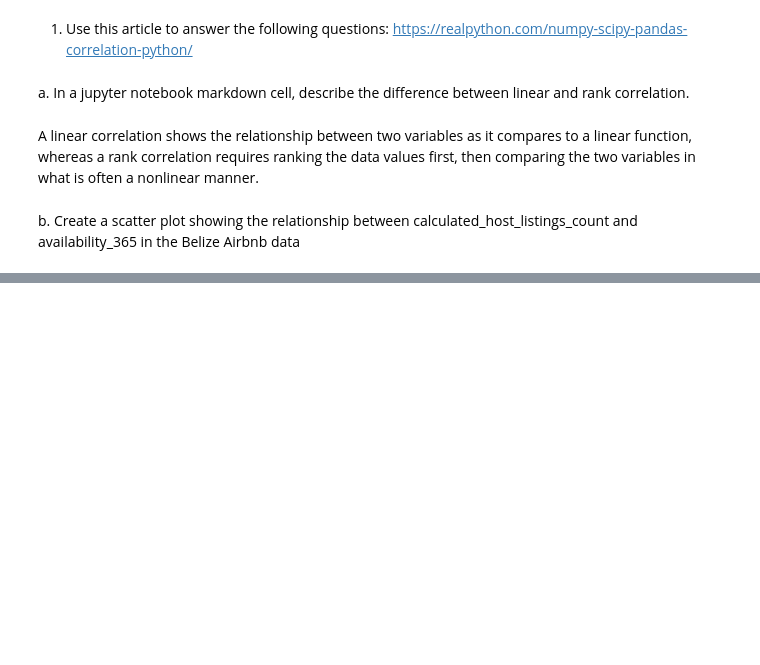
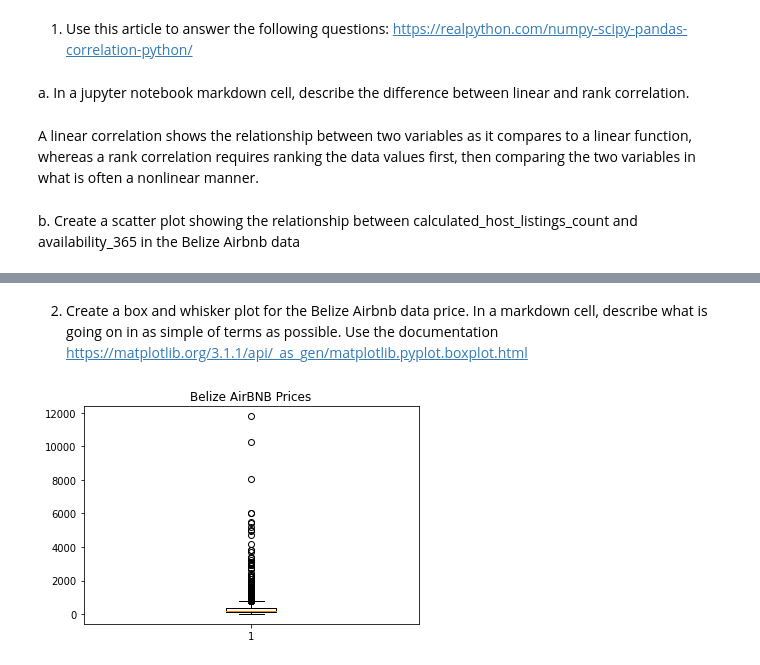
Before and after one commit to jmort16/week_09, a Jupyter notebook: Week 9 Group Activity.ipynb, the cells around one changed output, grey strips where cells are left out. Saved outputs shown, nothing was run; the diff lists cells and outputs as text; code cells hidden in the pictures; blank space fills up the shorter version.

```diff
--- a/Week 9 Group Activity.ipynb
+++ b/Week 9 Group Activity.ipynb
@@ -26,0 +34,11 @@ NameError: name 'belize' is not defined
+# %% [markdown]
+2. Create a box and whisker plot for the Belize Airbnb data price. In a markdown cell,
+describe what is going on in as simple of terms as possible. Use the documentation
+https://matplotlib.org/3.1.1/api/_as_gen/matplotlib.pyplot.boxplot.html
+# %%
+fig, ax = plt.subplots()
+ax.set_title('Belize AirBNB Prices')
+ax.boxplot(belize_df['price'])
+plt.show()
+# %% [output]
+[figure, added]
```
Also changed, not shown: parts of 7 cells of this notebook.
